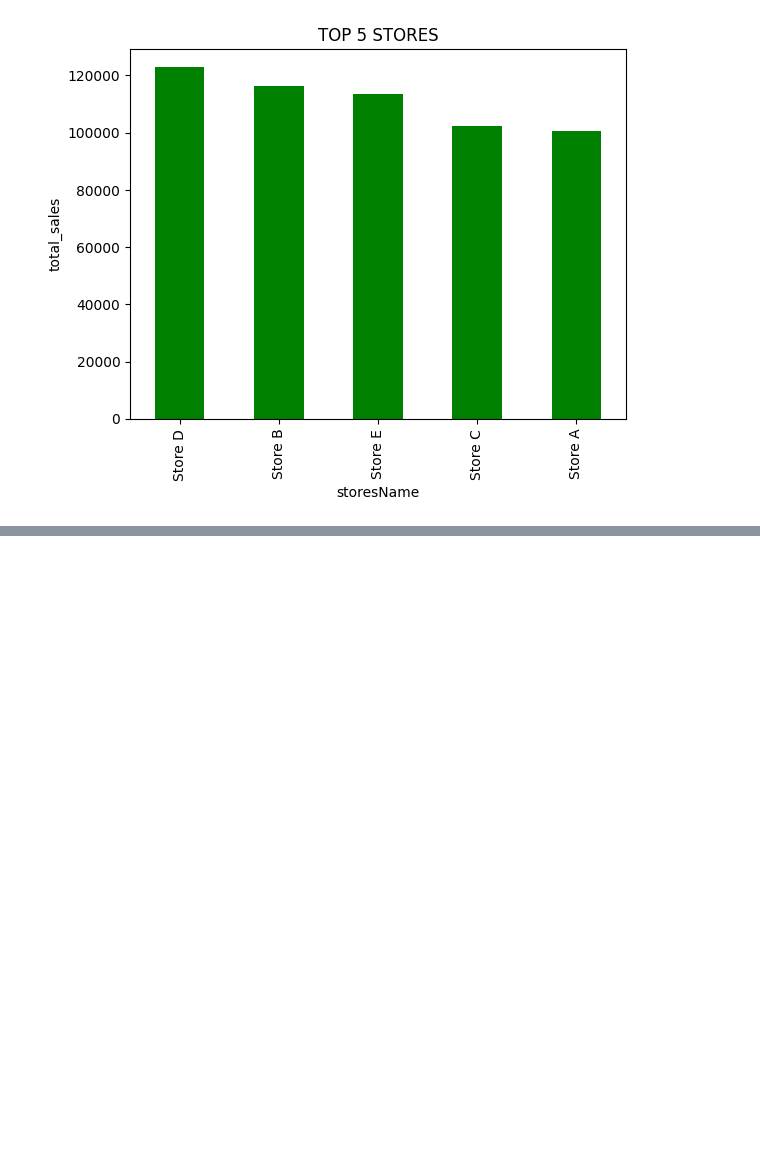
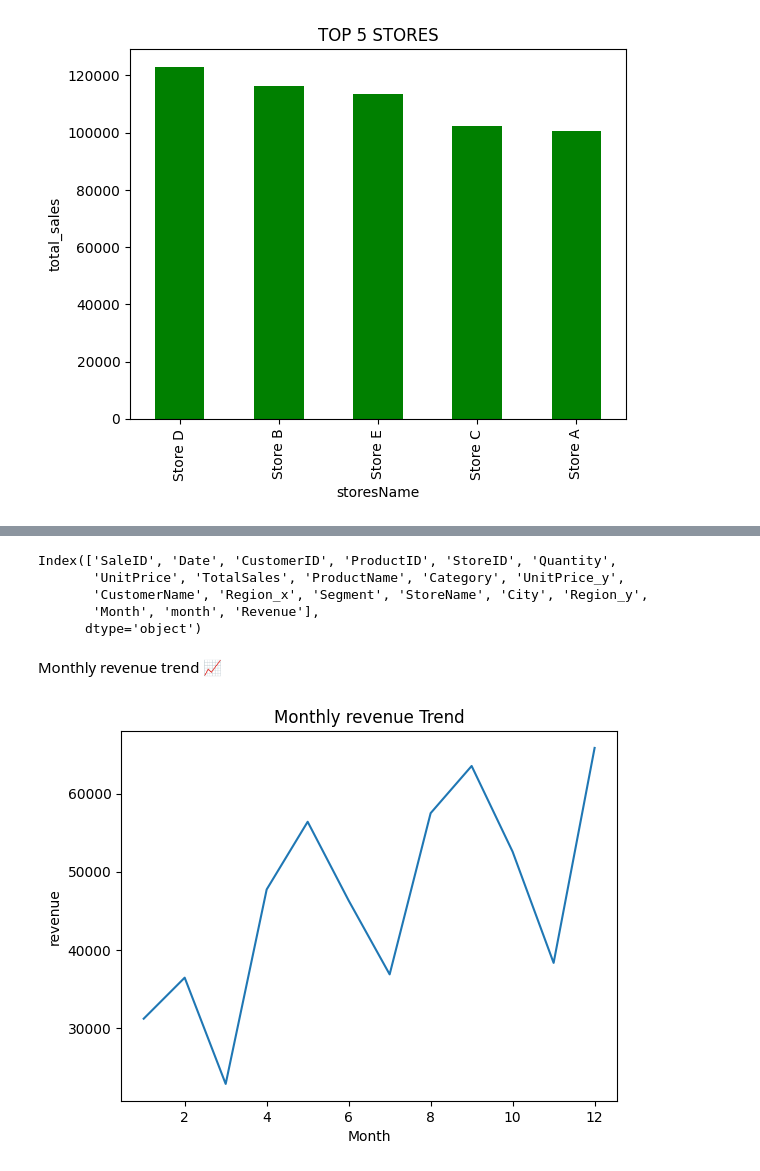
Before and after one commit to nagarneha/sales-analysis-project, a Jupyter notebook: sql_analysis.ipynb, the cells around one changed output, grey strips where cells are left out. Cells and saved outputs as stored; diff of their text form; code cells hidden in the pictures; blank space fills up the shorter version.

```diff
--- a/sql_analysis.ipynb
+++ b/sql_analysis.ipynb
@@ -396,0 +417,25 @@ plt.show()
+# %%
+print(df.columns)
+# %% [output]
+Index(['SaleID', 'Date', 'CustomerID', 'ProductID', 'StoreID', 'Quantity',
+       'UnitPrice', 'TotalSales', 'ProductName', 'Category', 'UnitPrice_y',
+       'CustomerName', 'Region_x', 'Segment', 'StoreName', 'City', 'Region_y',
+       'Month', 'month', 'Revenue'],
+      dtype='object')
+# %% [markdown]
+Monthly revenue trend 📈
+# %%
+import matplotlib.pyplot as plt
+
+df['Date'] = pd.to_datetime(df['Date'])
+df['Month'] = df['Date'].dt.month
+
+monthly_revenue = df.groupby('Month')['Revenue'].sum()
+
+plt.plot(monthly_revenue.index, monthly_revenue.values)
+plt.title("Monthly revenue Trend")
+plt.xlabel("Month")
+plt.ylabel("revenue")
+plt.show()
+# %% [output]
+[figure, added]
```
Also changed, not shown: parts of 6 cells of this notebook, 2 other files.
